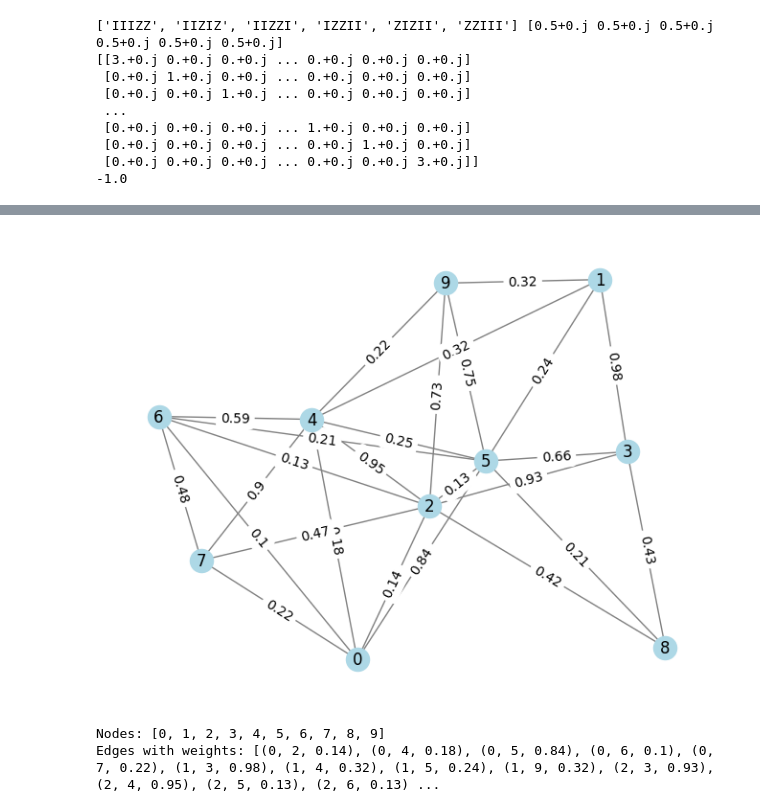
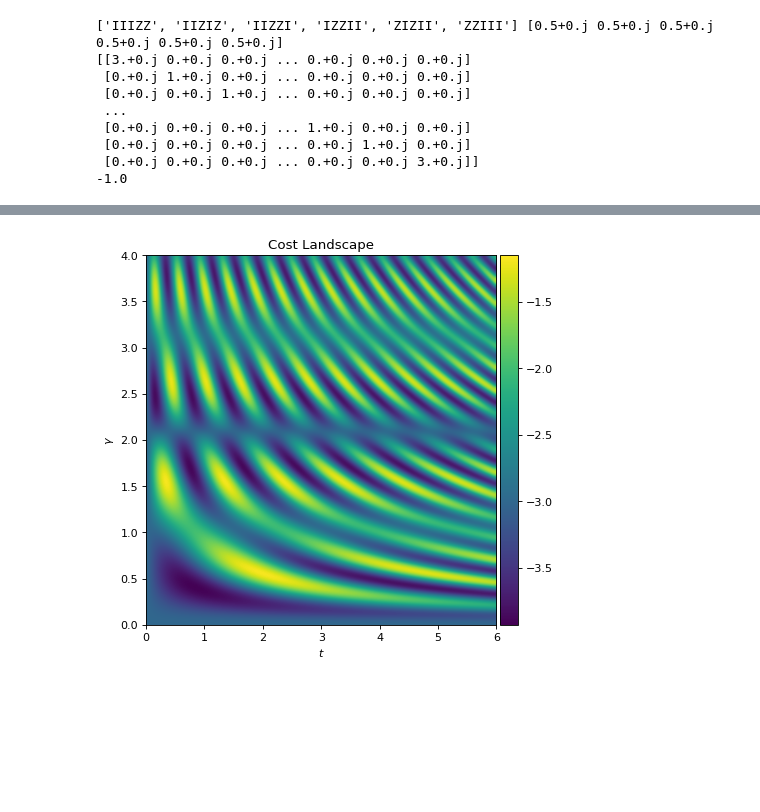
Before and after one commit to ylvasc/QRW, a Jupyter notebook: tests.ipynb, the cells around one changed output, grey strips where cells are left out. Cells and saved outputs as stored; diff of their text form; code cells hidden in the pictures; blank space fills up the shorter version.

Commit message:
new tests

```diff
--- a/tests.ipynb
+++ b/tests.ipynb
@@ -90,15 +90,13 @@ Cmaxcut.costLandscape(H_cost, H_walk, t, initial_state, gamma, 0) #offset 0
-# %%
-test_graph = utils.createRandomGraph(10, 0.5)
-
-utils.visualizeGraph(test_graph)
-nodes = list(test_graph.nodes)
-
-# Get the list of edges and their weights
-edges_with_weights = [(u, v, test_graph.edges[u, v]['weight']) for u, v in test_graph.edges()]
-
-print("Nodes:", nodes)
-print("Edges with weights:", edges_with_weights)
-# %% [output]
-[figure, removed]
-Nodes: [0, 1, 2, 3, 4, 5, 6, 7, 8, 9]
-Edges with weights: [(0, 2, 0.14), (0, 4, 0.18), (0, 5, 0.84), (0, 6, 0.1), (0, 7, 0.22), (1, 3, 0.98), (1, 4, 0.32), (1, 5, 0.24), (1, 9, 0.32), (2, 3, 0.93), (2, 4, 0.95), (2, 5, 0.13), (2, 6, 0.13) ...
+# %%
+H_cost = Cmaxcut.problemHamiltonian(G)
+
+H_walk = Cmaxcut.hypercubeHamiltonian(5)
+
+initial_state = Cmaxcut.initialState(5)
+
+gamma = np.linspace(0, 4, 100)
+t = np.linspace(0, 6, 100)
+
+Cmaxcut.trotterizedCostLandscape(H_cost, H_walk, t, initial_state, gamma, 0, 1)
+# %% [output]
+[figure, added]
```
Also changed, not shown: parts of 8 cells of this notebook, 1 other file.
